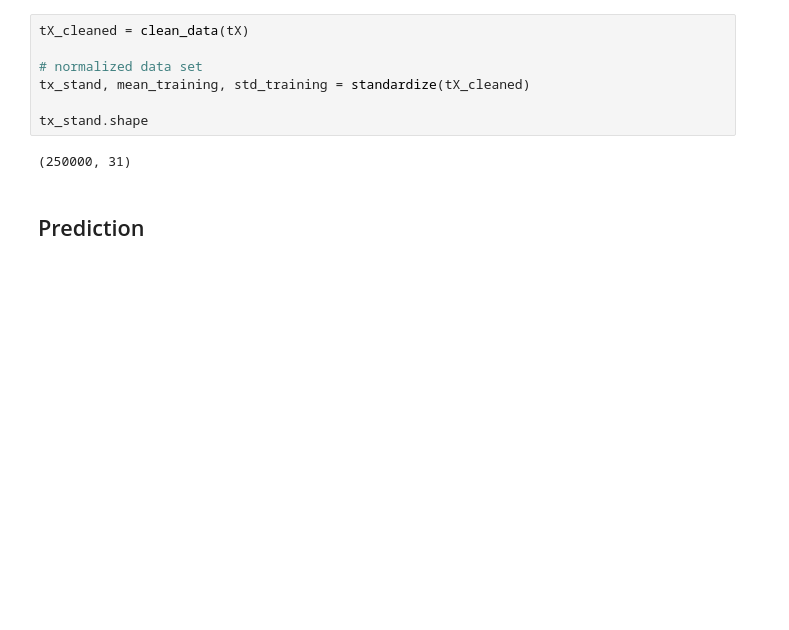
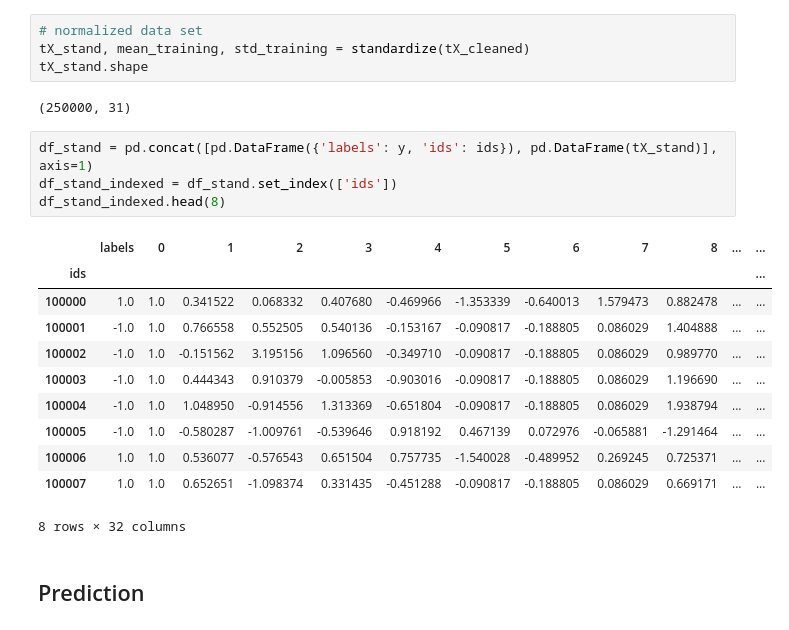
Before and after one commit to Shirley0210/PCML_project1, a Jupyter notebook: project1.ipynb, the cells around one changed output. Saved outputs shown, nothing was run; the diff lists cells and outputs as text; blank space fills up the shorter version.

```diff
--- a/project1.ipynb
+++ b/project1.ipynb
@@ -42,12 +129,25 @@ def clean_data(tx):
 # %%
-tX_cleaned = clean_data(tX)
-
 # normalized data set
-tx_stand, mean_training, std_training = standardize(tX_cleaned)
-
-tx_stand.shape
+tX_stand, mean_training, std_training = standardize(tX_cleaned)
+tX_stand.shape
 # %% [output]
 (250000, 31)
+# %%
+df_stand = pd.concat([pd.DataFrame({'labels': y, 'ids': ids}), pd.DataFrame(tX_stand)], axis=1)
+df_stand_indexed = df_stand.set_index(['ids'])
+df_stand_indexed.head(8)
+# %% [output]
+|  | labels | 0 | 1 | 2 | 3 | 4 | 5 | 6 | 7 | 8 | ... | ... |
+| ids |  |  |  |  |  |  |  |  |  |  |  | ... |
+| 100000 | 1.0 | 1.0 | 0.341522 | 0.068332 | 0.407680 | -0.469966 | -1.353339 | -0.640013 | 1.579473 | 0.882478 | ... | ... |
+| 100001 | -1.0 | 1.0 | 0.766558 | 0.552505 | 0.540136 | -0.153167 | -0.090817 | -0.188805 | 0.086029 | 1.404888 | ... | ... |
+| 100002 | -1.0 | 1.0 | -0.151562 | 3.195156 | 1.096560 | -0.349710 | -0.090817 | -0.188805 | 0.086029 | 0.989770 | ... | ... |
+| 100003 | -1.0 | 1.0 | 0.444343 | 0.910379 | -0.005853 | -0.903016 | -0.090817 | -0.188805 | 0.086029 | 1.196690 | ... | ... |
+| 100004 | -1.0 | 1.0 | 1.048950 | -0.914556 | 1.313369 | -0.651804 | -0.090817 | -0.188805 | 0.086029 | 1.938794 | ... | ... |
+| 100005 | -1.0 | 1.0 | -0.580287 | -1.009761 | -0.539646 | 0.918192 | 0.467139 | 0.072976 | -0.065881 | -1.291464 | ... | ... |
+| 100006 | 1.0 | 1.0 | 0.536077 | -0.576543 | 0.651504 | 0.757735 | -1.540028 | -0.489952 | 0.269245 | 0.725371 | ... | ... |
+| 100007 | 1.0 | 1.0 | 0.652651 | -1.098374 | 0.331435 | -0.451288 | -0.090817 | -0.188805 | 0.086029 | 0.669171 | ... | ... |
+8 rows × 32 columns
 # %% [markdown]
 ## Prediction
 # %%
```
Also changed, not shown: parts of 87 cells of this notebook.
